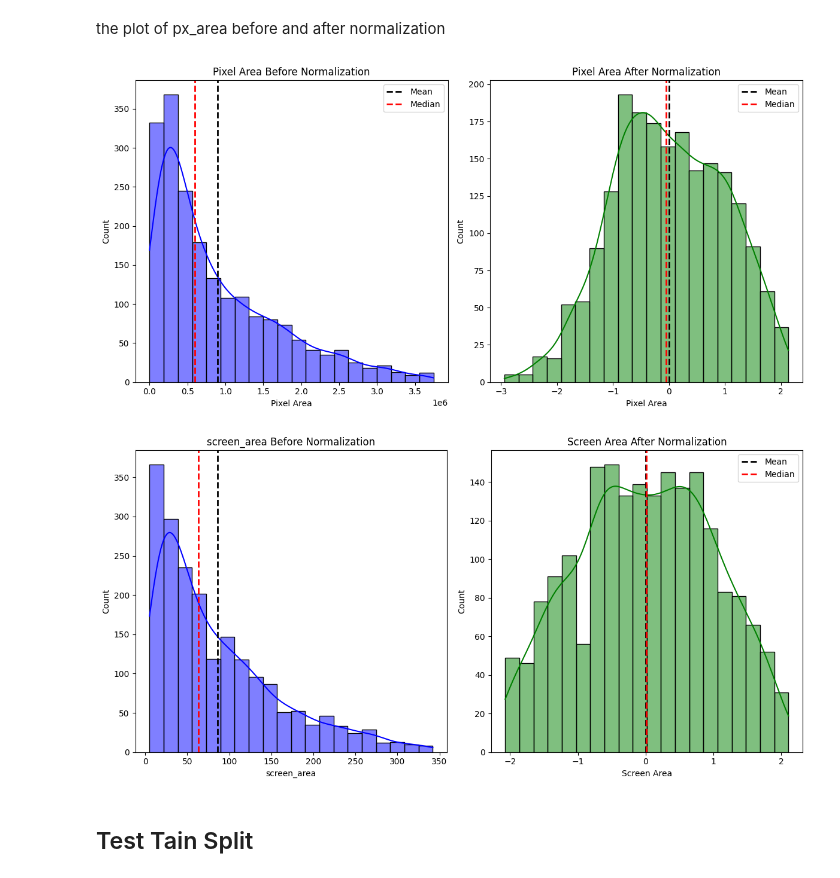
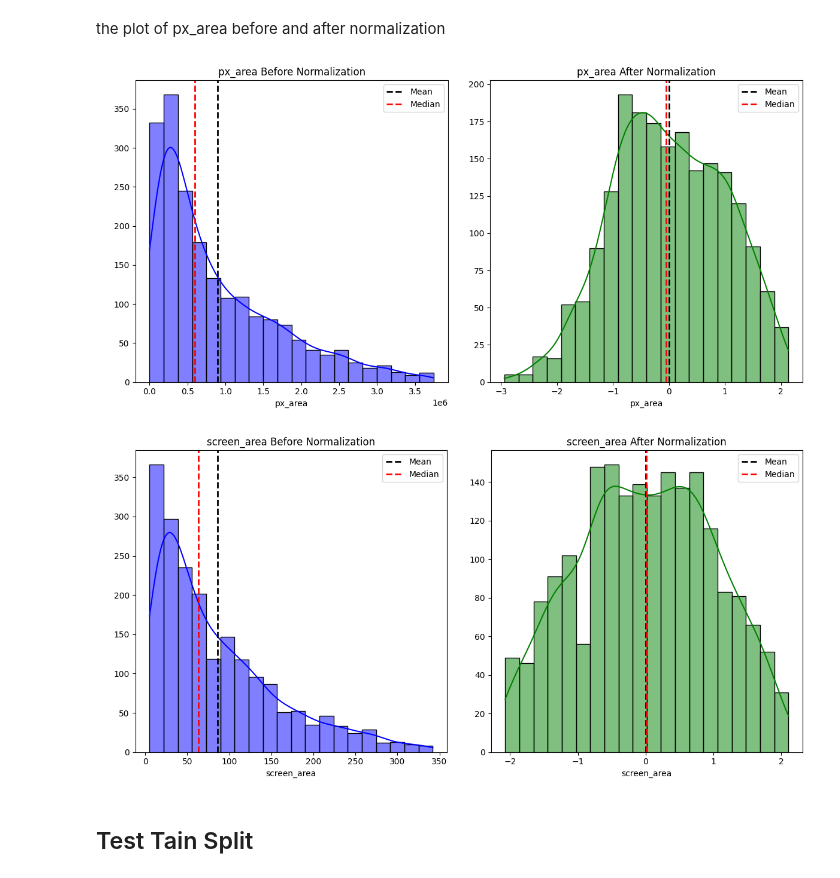
Before and after one commit to SayanDasDev/mobile_price_prediction, a Jupyter notebook: final_project.ipynb, the cells around one changed output. Saved outputs shown, nothing was run; the diff lists cells and outputs as text; code cells hidden in the pictures.

```diff
--- a/final_project.ipynb
+++ b/final_project.ipynb
@@ -442,9 +439,9 @@ plt.subplot(1, 2, 1)
 sns.histplot(original_px_area, bins=20, kde=True, color='blue')
 plt.axvline(original_px_area.mean(), color='black', linestyle='dashed', linewidth=2, label='Mean')  # Mean line
 plt.axvline(original_px_area.median(), color='red', linestyle='dashed', linewidth=2, label='Median')  # Median line
-plt.title('Pixel Area Before Normalization')
-plt.xlabel('Pixel Area')
-plt.ylabel('Count')
+plt.title('px_area Before Normalization')
+plt.xlabel('px_area')
+plt.ylabel(' ')
 plt.legend()
 
 # Subplot 2: After Normalization
@@ -452,39 +449,40 @@ plt.subplot(1, 2, 2)
 sns.histplot(X['px_area'], bins=20, kde=True, color='green')
 plt.axvline(X['px_area'].mean(), color='black', linestyle='dashed', linewidth=2, label='Mean')  # Mean line
 plt.axvline(X['px_area'].median(), color='red', linestyle='dashed', linewidth=2, label='Median')  # Median line
-plt.title('Pixel Area After Normalization')
-plt.xlabel('Pixel Area')
-plt.ylabel('Count')
+plt.title('px_area After Normalization')
+plt.xlabel('px_area')
+plt.ylabel(' ')
 plt.legend()
 
 plt.tight_layout()
 plt.show()
 # %% [output]
-[figure, old version]
+[figure, new version]
 # %%
 plt.figure(figsize=(12, 6))
 
 plt.subplot(1, 2, 1)
 sns.histplot(original_screen_area, bins=20, kde=True, color='blue')
 plt.axvline(original_screen_area.mean(), color='black', linestyle='dashed', linewidth=2, label='Mean')
 plt.axvline(original_screen_area.median(), color='red', linestyle='dashed', linewidth=2, label='Median')
 plt.title('screen_area Before Normalization')
 plt.xlabel('screen_area')
-plt.ylabel('Count')
+plt.ylabel(' ')
+plt.legend()
 
 plt.subplot(1, 2, 2)
 sns.histplot(X['screen_area'], bins=20, kde=True, color='green')
 plt.axvline(X['screen_area'].mean(), color='black', linestyle='dashed', linewidth=2, label='Mean')
 plt.axvline(X['screen_area'].median(), color='red', linestyle='dashed', linewidth=2, label='Median')
-plt.title('Screen Area After Normalization')
-plt.xlabel('Screen Area')
-plt.ylabel('Count')
+plt.title('screen_area After Normalization')
+plt.xlabel('screen_area')
+plt.ylabel(' ')
 plt.legend()
 
 plt.tight_layout()
 plt.show()
 # %% [output]
-[figure, old version]
+[figure, new version]
 # %% [markdown]
 ## Test Tain Split
 # %%
```
Also changed, not shown: parts of 40 cells of this notebook, 12 other files.
